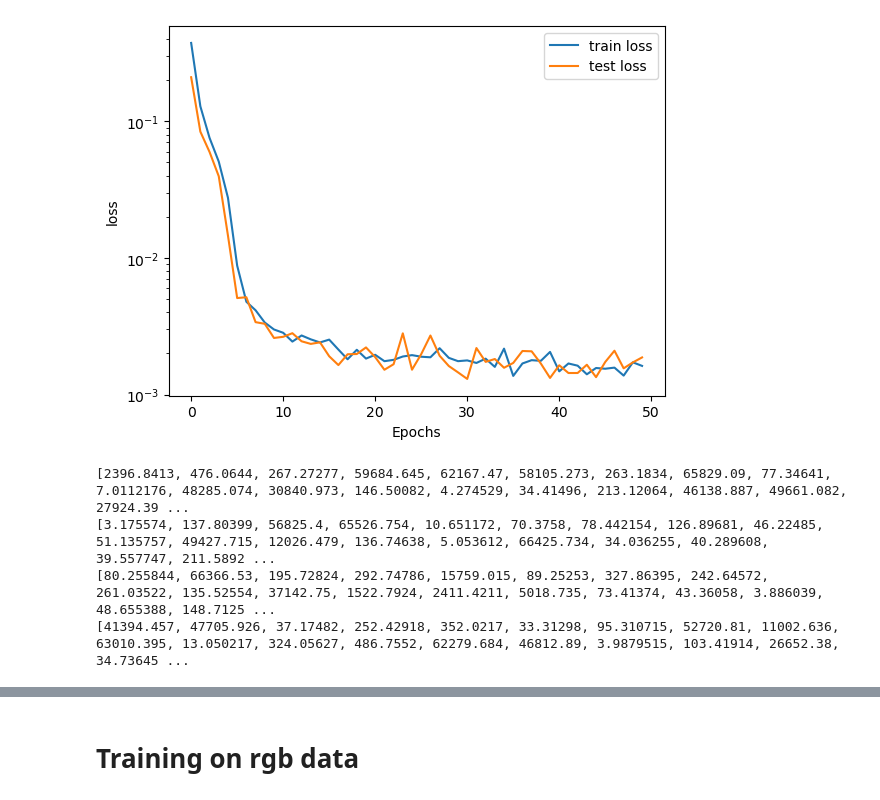
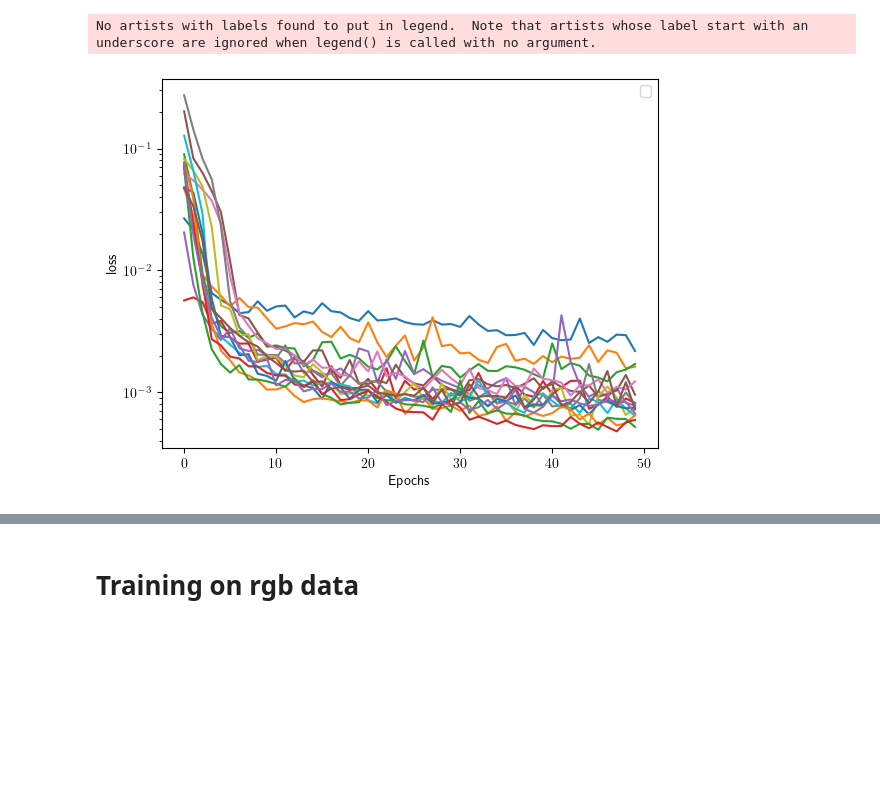
Before and after one commit to III-Derek/AMATH-495---Percolation, a Jupyter notebook: src/ml.ipynb, the cells around one changed output, grey strips where cells are left out. Cells and saved outputs as stored; diff of their text form; code cells hidden in the pictures; blank space fills up the shorter version.

```diff
--- a/src/ml.ipynb
+++ b/src/ml.ipynb
@@ -134,19 +246,21 @@ def undo_rescale_N(N):
 # %%
-
 epochs = 50
 sizes = [20,25,30,35,40,45,50,55,60,70,80,90,100,110,120,130]
+# logging all losses
 train_loss = np.zeros((len(sizes), epochs))
 test_loss = np.zeros((len(sizes), epochs))
 
 loss_function = torch.nn.MSELoss()
 
+# iterate over all different crop sizes
 for k, crop_size in enumerate(sizes):
-    # if k != 10:
-    #     continue
+    # modifying the CNN based on the image size. Without padding, the CNN will reduce the image to 0x0
     if k < 5:
         cnn = create_cnn(crop_size, kernel_size=[4,4,3],channel_count=[1,8,16,32], pooling=False)
     else:
         cnn = create_cnn(crop_size, kernel_size=[6,4,3],channel_count=[1,8,16,32])
+
+    # setting optimizer and transform. Set the random crop to the specified crop size
     optimizer = torch.optim.Adam(cnn.parameters(), lr=2e-4)
     transforms = v2.Compose([
         v2.RandomCrop(crop_size),
@@ -154,13 +268,16 @@ for k, crop_size in enumerate(sizes):
         v2.RandomVerticalFlip(p=0.5),
         v2.ToDtype(torch.float32, scale=True),
     ])
+    # load dataset with the transform
     dataset = ImageDataset(r"C:\Users\jonat\OneDrive\Documents\programming\AnacondaProjects\PHYS495\final\data\perco_image",
-                        transform=transforms, target_transform=rescale_N, output='N')
+                        transform=transforms, output='N', target_transform=rescale_N)
 
     train_dataset, test_dataset = torch.utils.data.random_split(dataset, [0.8, 0.2])
     train_dataloader = DataLoader(train_dataset, batch_size=64, shuffle=True)
     test_dataloader = DataLoader(test_dataset, batch_size=64, shuffle=True)
-    for epoch in range(epochs):  # loop over the dataset multiple times
+
+    # train on multiple epochs
+    for epoch in range(epochs):
         cnn.train()
         epoch_loss = 0
         for i, data in enumerate(train_dataloader):
@@ -172,9 +289,10 @@ for k, crop_size in enumerate(sizes):
             loss.backward()
             optimizer.step()
             epoch_loss += loss.item()
-        # print(f'epoch: {epoch+1} loss: {epoch_loss / len(train_dataloader):.3e}')
+        # log loss
         train_loss[k, epoch] = epoch_loss/len(train_dataloader)
 
+        # evaluate after each epoch
         cnn.eval()
         epoch_loss = 0
         with torch.no_grad():
@@ -183,6 +301,7 @@ for k, crop_size in enumerate(sizes):
                 outputs = cnn(imgs)
                 loss = loss_function(outputs, labels)
                 epoch_loss += loss.item()
+        # log loss
         test_loss[k, epoch] = epoch_loss/len(test_dataloader)
         print(f'crop_size: {crop_size}  epoch: {epoch+1}  train loss: {train_loss[k, epoch]:.3e}  test loss: {test_loss[k, epoch]:.3e}')
 
@@ -225,31 +356,13 @@ plt.yscale('log')
 # %%
-import matplotlib.pyplot as plt
-plt.plot(np.arange(epochs), train_loss, label='train loss')
-plt.plot(np.arange(epochs), test_loss, label='test loss')
+# plot all losses
+
+# plt.plot(np.arange(epochs), train_loss.T)
+plt.plot(np.arange(epochs), test_loss.T)
 plt.yscale('log')
 plt.ylabel("loss")
 plt.xlabel('Epochs')
 plt.legend()
 plt.show()
 # %% [output]
+No artists with labels found to put in legend.  Note that artists whose label start with an underscore are ignored when legend() is called with no argument.
-[figure, old version]
+[figure, new version]
-# %%
-def undo_rescale_N(N):
-    return torch.exp(N*10)
-
-y_pred = []
-y_true = []
-cnn.eval()
-epoch_loss = 0
-with torch.no_grad():
-    for i, data in enumerate(test_dataloader):
-        imgs, labels = data[0].to(device), data[1].to(device)
-        outputs = cnn(imgs)
-        y_true.extend(list(undo_rescale_N(labels).detach().cpu().numpy().flatten()))
-        print(list(undo_rescale_N(cnn(imgs)).detach().cpu().numpy().flatten()))
-        y_pred.extend(list(undo_rescale_N(cnn(imgs)).detach().cpu().numpy().flatten()))
-# %% [output]
-[2396.8413, 476.0644, 267.27277, 59684.645, 62167.47, 58105.273, 263.1834, 65829.09, 77.34641, 7.0112176, 48285.074, 30840.973, 146.50082, 4.274529, 34.41496, 213.12064, 46138.887, 49661.082, 27924.39 ...
-[3.175574, 137.80399, 56825.4, 65526.754, 10.651172, 70.3758, 78.442154, 126.89681, 46.22485, 51.135757, 49427.715, 12026.479, 136.74638, 5.053612, 66425.734, 34.036255, 40.289608, 39.557747, 211.5892 ...
-[80.255844, 66366.53, 195.72824, 292.74786, 15759.015, 89.25253, 327.86395, 242.64572, 261.03522, 135.52554, 37142.75, 1522.7924, 2411.4211, 5018.735, 73.41374, 43.36058, 3.886039, 48.655388, 148.7125 ...
-[41394.457, 47705.926, 37.17482, 252.42918, 352.0217, 33.31298, 95.310715, 52720.81, 11002.636, 63010.395, 13.050217, 324.05627, 486.7552, 62279.684, 46812.89, 3.9879515, 103.41914, 26652.38, 34.73645 ...
```
Also changed, not shown: parts of 15 cells of this notebook, 13 other files.
